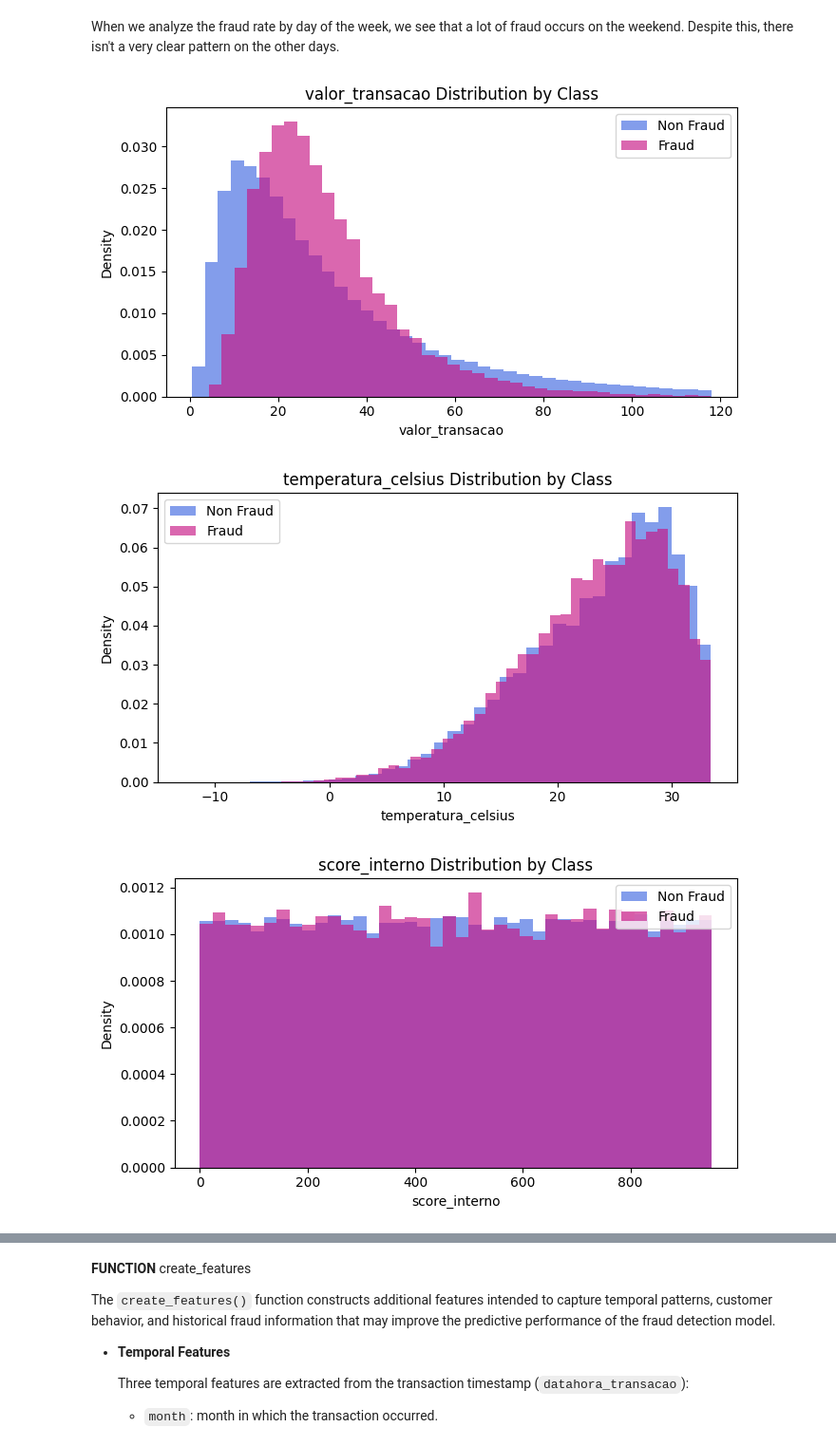
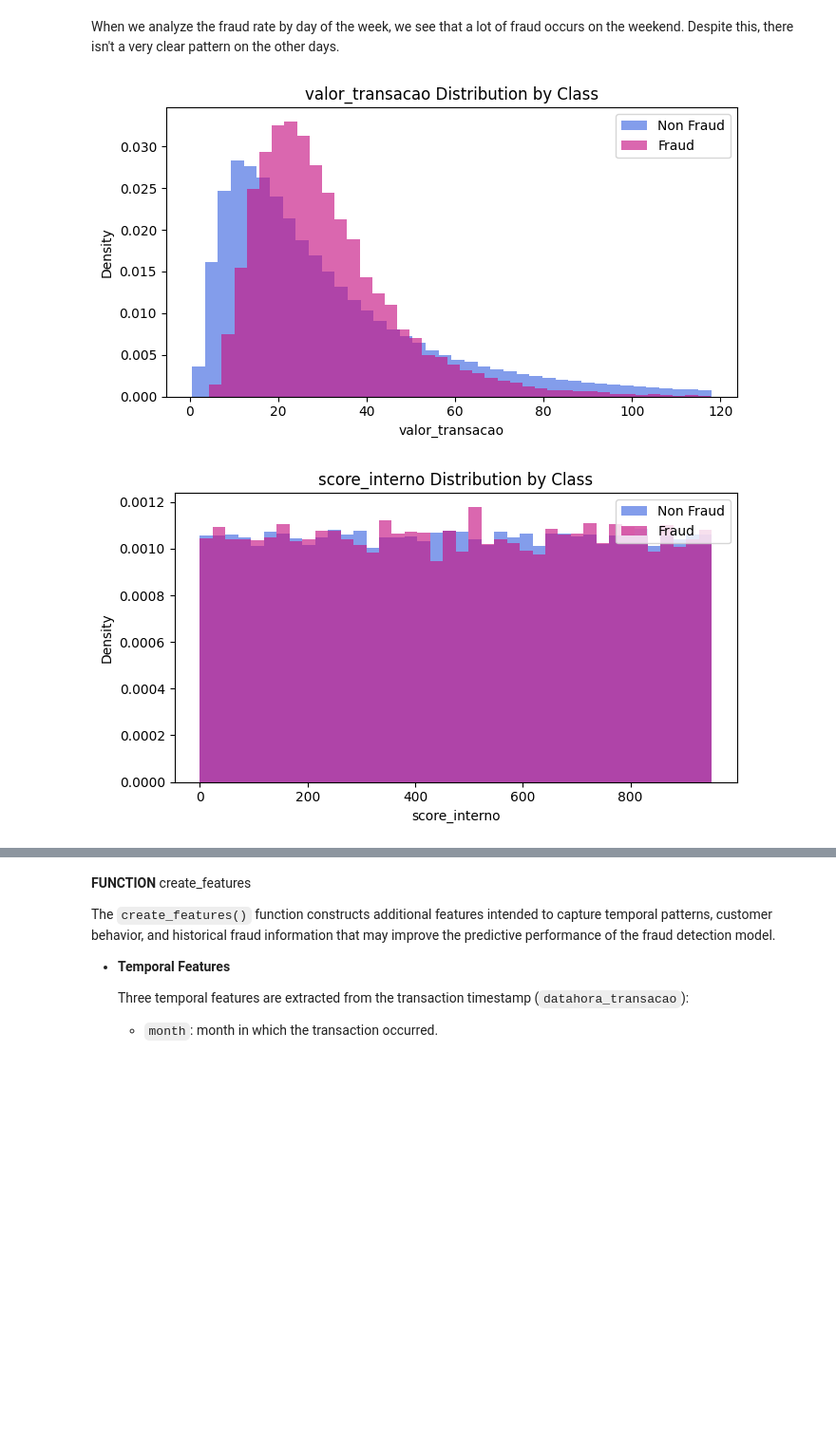
Before and after one commit to Leonardo-Correia/case_Artefact, a Jupyter notebook: challenge_artefact.ipynb, the cells around one changed output, grey strips where cells are left out. Shown at 95% size. Cells and saved outputs as stored; diff of their text form; code cells hidden in the pictures; blank space fills up the shorter version.

```diff
--- a/challenge_artefact.ipynb
+++ b/challenge_artefact.ipynb
@@ -91,7 +100,7 @@ model_features = ['is_new_device',
 # %%
 # At this moment, we will load the data and check the first few rows to understand its structure.
-# ---------------------------------------------------------
-df_historical = pd.read_csv('transacoes_historico_2025.csv')
+# ---------------------------------------
+df_historical = pd.read_csv('datasets/transacoes_historico_2025.csv')
 df_historical.head()
 # %% [output]
 |  | datahora_transacao | nome_estabelecimento | tipo_estabelecimento | valor_transacao | nome_cliente | ... |
@@ -164,7 +173,7 @@ Number of fraud events in the dataset: 20485
 This number represents 20485/523525 = 3.91% of the dataset, which indicates that it is an imbalanced dataset. Therefore, it is necessary to take some additional steps to build the model.
 # %%
 # Plotting the barcharts for categorical columns
-# ---------------------------------------------------------
+# ---------------------------------------
 
 categorical_columns = [
     'is_new_device', 'tipo_estabelecimento', 'cidade',
@@ -190,7 +199,7 @@ for col in categorical_columns:
     axes[1].set_ylabel('Counting')
     axes[1].tick_params(axis='x', rotation=45)
 
-    plt.suptitle(f'Comparation of proportion: {col}', fontsize=14, fontweight='bold')
+    plt.suptitle(f'Comparison of proportions: {col}', fontsize=14, fontweight='bold')
 
     plt.tight_layout()
     plt.show()
@@ -293,24 +302,23 @@ plt.show()
 When we analyze the fraud rate by day of the week, we see that a lot of fraud occurs on the weekend. Despite this, there isn't a very clear pattern on the other days.
 # %%
 # List of numerical features
-# ---------------------------------------------------------
-numeric_columns = ['valor_transacao', 'temperatura_celsius', 'score_interno']
+# ---------------------------------------
+numeric_columns = ['valor_transacao', 'score_interno']
 
 for col in numeric_columns:
     plt.figure(figsize=(7, 4))
 
     upper = df_historical[col].quantile(0.95)
     for target_value, label in [(0, 'Non Fraud'), (1, 'Fraud')]:
         subset = df_historical.loc[(df_historical['flag_fraude'] == target_value) & (df_historical[col] <= upper), col]
         plt.hist(subset, bins=40, alpha=0.65, density=True, label=label, color='royalblue' if target_value == 0 else 'mediumvioletred')
     plt.title(f'{col} Distribution by Class')
     plt.xlabel(col)
     plt.ylabel('Density')
     plt.legend()
     plt.tight_layout()
     plt.show()
 # %% [output]
 [figure]
-[figure, old version]
+[figure, new version]
-[figure, removed]
 # %% [markdown]
```
Also changed, not shown: parts of 74 cells of this notebook, 2 other files.
